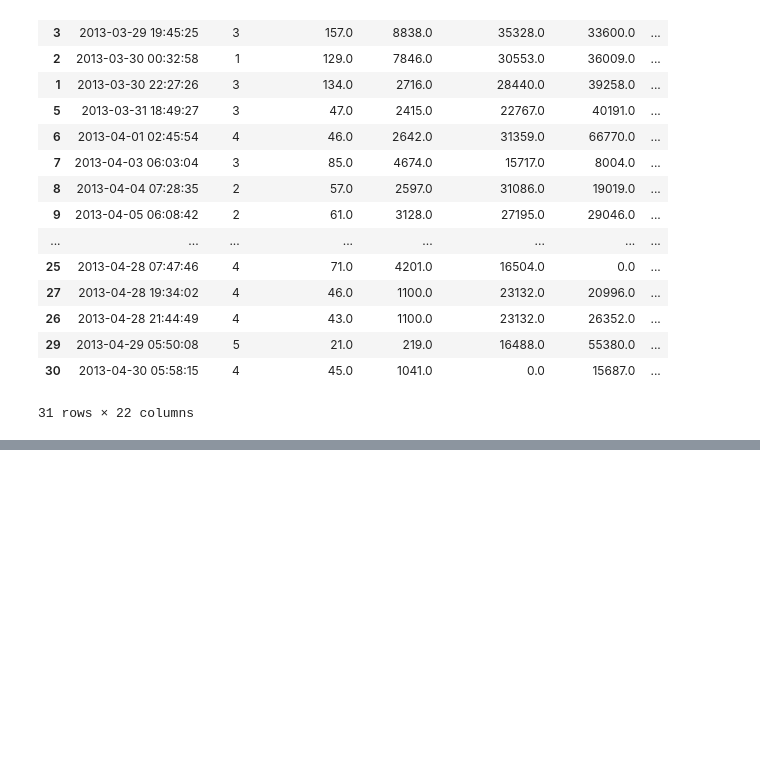
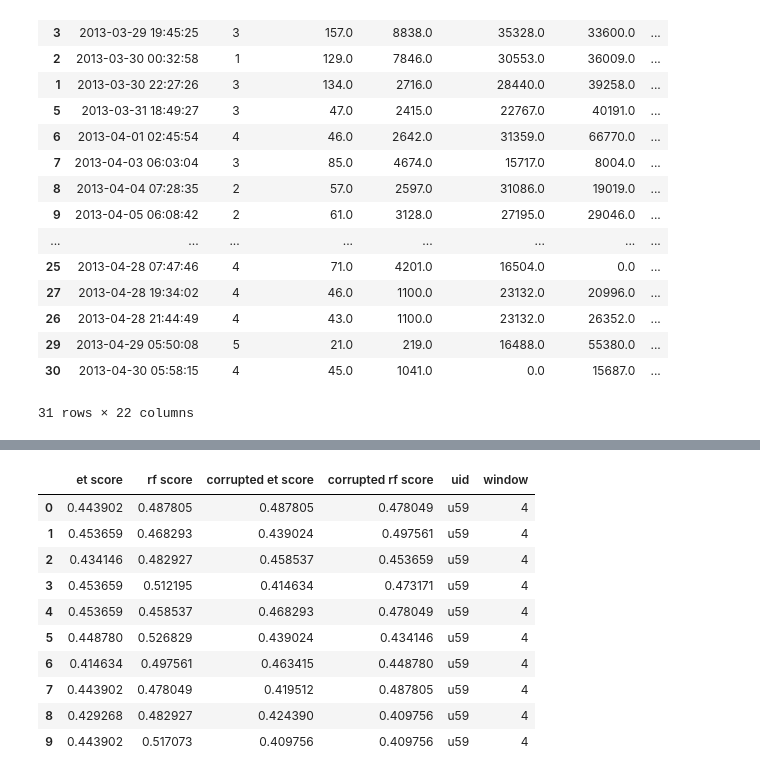
Before and after one commit to oghenand/EMA-Model, a Jupyter notebook: Flexible EMAS.ipynb, the cells around one changed output, grey strips where cells are left out. Saved outputs shown, nothing was run; the diff lists cells and outputs as text; code cells hidden in the pictures; blank space fills up the shorter version.

```diff
--- a/Flexible EMAS.ipynb
+++ b/Flexible EMAS.ipynb
@@ -59,7 +59,7 @@ def process_stress_ema_remove_null(uid, ema_name, desired_column):
     ema = ema[['resp_time', desired_column]]
     ema = ema.dropna()
 
-    if ema_name == 'stress':
+    if ema_name == 'stress' or ema_name == 'Stress':
         ema['level'] = ema['level'].apply(convert_stress)
 
     return ema
@@ -941,0 +902,17 @@ Fitting 3 folds for each of 100 candidates, totalling 300 fits
+# %%
+def tscvscore(features, target, model, n_splits):
+    tscv = TimeSeriesSplit(n_splits = 5)
+    avg_score = 0
+
+    for train_index, test_index in tscv.split(features):
+        X_train, X_test = features[train_index], features[test_index]
+        y_train, y_test = target[train_index], target[test_index]
+
+
+        model.fit(X_train, y_train)
+        score = model.score(X_test, y_test)
+        #print("train indices: {}, test indices: {}, score: {:.2f}".format(train_index, test_index, score))
+        #print("predictions: {}, actual: {}".format(model.predict(X_test), target[test_index]))
+        avg_score += score/5
+
+    return avg_score
@@ -941,0 +996,7 @@ Fitting 3 folds for each of 100 candidates, totalling 300 fits
+# %%
+feature_names = ['location changes', 'activity dur',
+                    'conversation dur', 'darkness dur', 'bluetooth colocations', 'location variance', 'deadlines',
+                 'Monday', 'Tuesday', 'Wednesday', 'Thursday', 'Friday', 'Saturday', 'Sunday',
+                    'day', 'evening', 'night', 'pre midterm', 'in midterm', 'post midterm']
+
+u = validate_user('u59', 4, 'stress', 'level', feature_names)
@@ -941,0 +1012,14 @@ Fitting 3 folds for each of 100 candidates, totalling 300 fits
+# %%
+u
+# %% [output]
+|  | et score | rf score | corrupted et score | corrupted rf score | uid | window |
+| 0 | 0.443902 | 0.487805 | 0.487805 | 0.478049 | u59 | 4 |
+| 1 | 0.453659 | 0.468293 | 0.439024 | 0.497561 | u59 | 4 |
+| 2 | 0.434146 | 0.482927 | 0.458537 | 0.453659 | u59 | 4 |
+| 3 | 0.453659 | 0.512195 | 0.414634 | 0.473171 | u59 | 4 |
+| 4 | 0.453659 | 0.458537 | 0.468293 | 0.478049 | u59 | 4 |
+| 5 | 0.448780 | 0.526829 | 0.439024 | 0.434146 | u59 | 4 |
+| 6 | 0.414634 | 0.497561 | 0.463415 | 0.448780 | u59 | 4 |
+| 7 | 0.443902 | 0.478049 | 0.419512 | 0.487805 | u59 | 4 |
+| 8 | 0.429268 | 0.482927 | 0.424390 | 0.409756 | u59 | 4 |
+| 9 | 0.443902 | 0.517073 | 0.409756 | 0.409756 | u59 | 4 |
```
Also changed, not shown: parts of 23 cells of this notebook.
